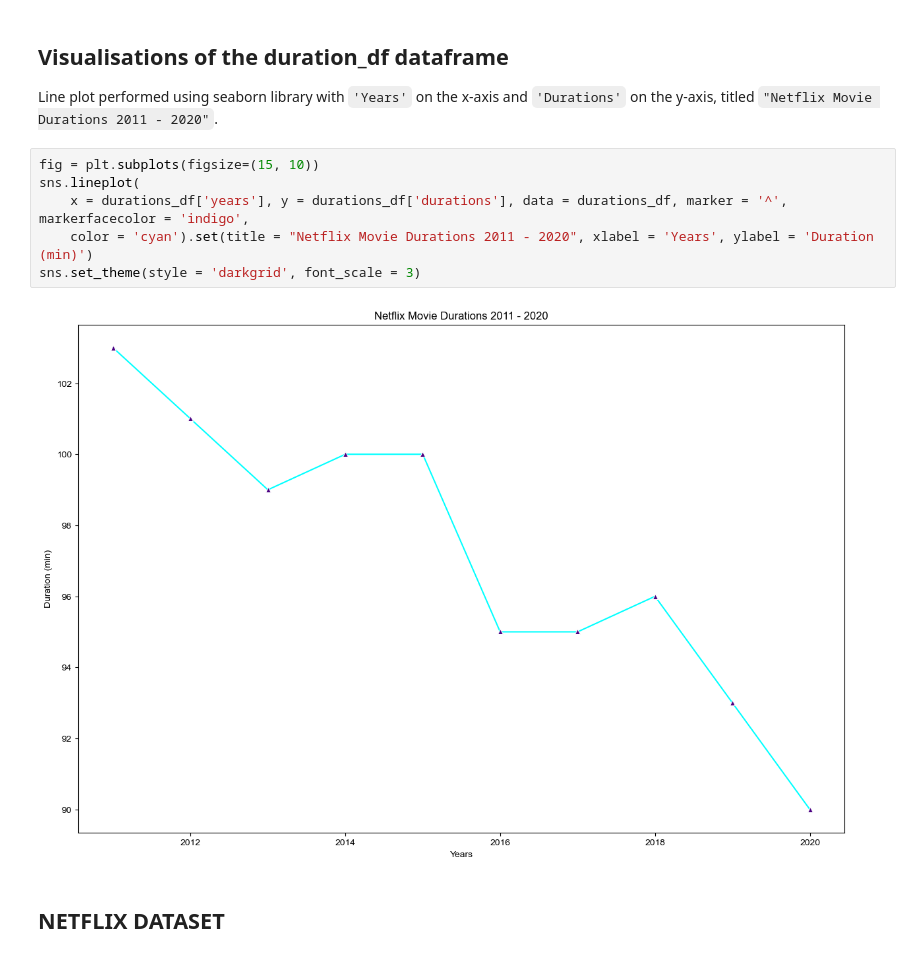
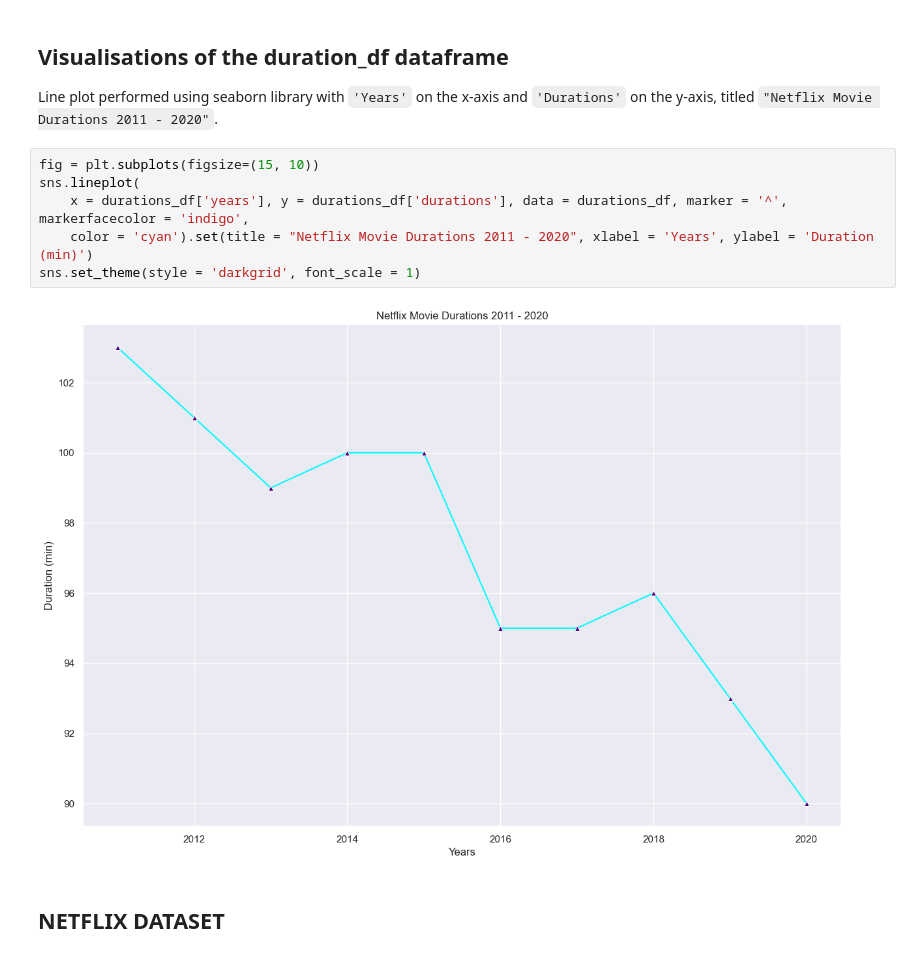
Before and after one commit to aiyegboka/Netflix, a Jupyter notebook: netflix.ipynb, the cells around one changed output. Drawn from its saved outputs; the diff is of its cells as text.

Commit message:
Updated the plot to darkgrid

```diff
--- a/netflix.ipynb
+++ b/netflix.ipynb
@@ -55,11 +55,11 @@ Line plot performed using seaborn library with <code>'Years'</code> on the x-axi
 # %%
 fig = plt.subplots(figsize=(15, 10))
 sns.lineplot(
     x = durations_df['years'], y = durations_df['durations'], data = durations_df, marker = '^', markerfacecolor = 'indigo',
     color = 'cyan').set(title = "Netflix Movie Durations 2011 - 2020", xlabel = 'Years', ylabel = 'Duration (min)')
-sns.set_theme(style = 'darkgrid', font_scale = 3)
+sns.set_theme(style = 'darkgrid', font_scale = 1)
 # %% [output]
-[figure, old version]
+[figure, new version]
 # %% [markdown]
 ## NETFLIX DATASET
 # %% [markdown]
```
Also changed, not shown: parts of 2 cells of this notebook.
